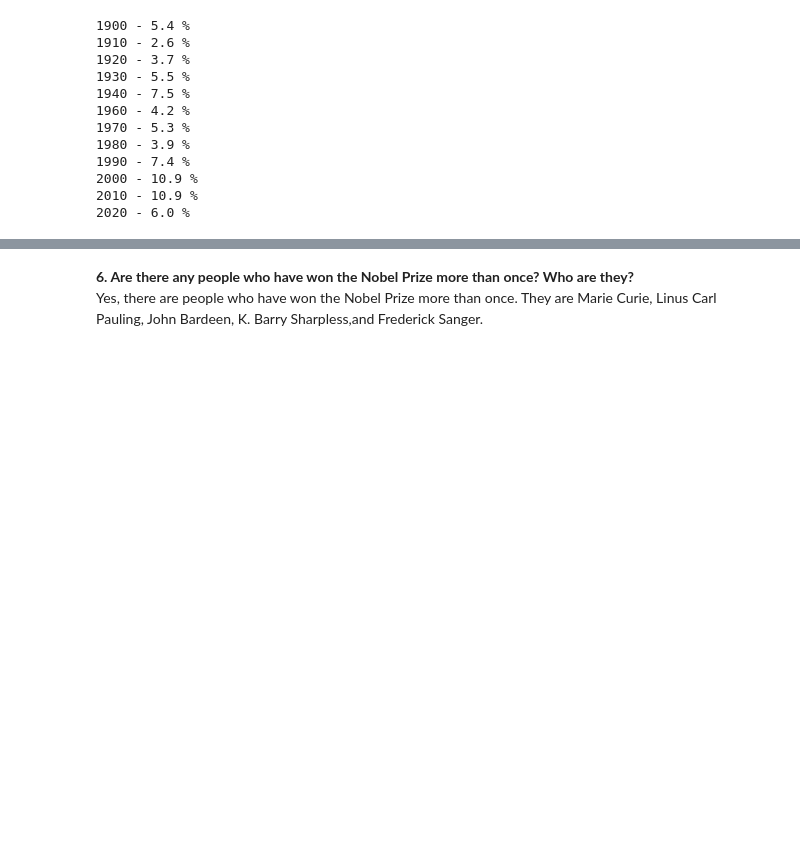
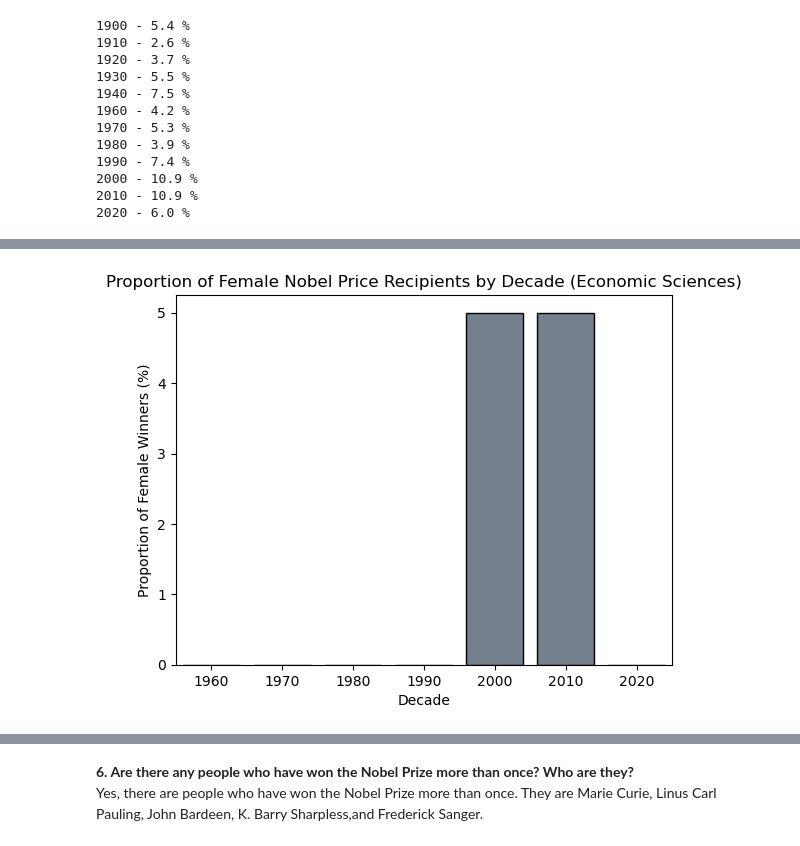
Before and after one commit to elaine-tao/COMM-337-Group-Project-1, a Jupyter notebook: Group Project 1.ipynb, the cells around one changed output, grey strips where cells are left out. Drawn from its saved outputs; the diff is of its cells as text; code cells hidden in the pictures; blank space fills up the shorter version.

```diff
--- a/Group Project 1.ipynb
+++ b/Group Project 1.ipynb
@@ -138,0 +149,15 @@ plt.show()
+# %%
+esmale = cgender[(cgender["gender"] == "male") & (cgender["category"] == "Economic Sciences")].reset_index()
+esmale
+escounttotal = nobelindividual[nobelindividual["category"] == "Economic Sciences"].groupby(['decade'])['prize'].count().reset_index()
+escounttotal
+
+esfx = 100 - (round((esmale['prize'] / escounttotal['prize'])*100, 1))
+esfx
+sns.barplot(x = esmale["decade"], y = esfx, color = "slategrey", edgecolor = "black", errorbar = None)
+plt.title("Proportion of Female Nobel Price Recipients by Decade (Economic Sciences)")
+plt.xlabel("Decade")
+plt.ylabel("Proportion of Female Winners (%)")
+plt.show()
+# %% [output]
+[figure, added]
```
Also changed, not shown: parts of 8 cells of this notebook.
